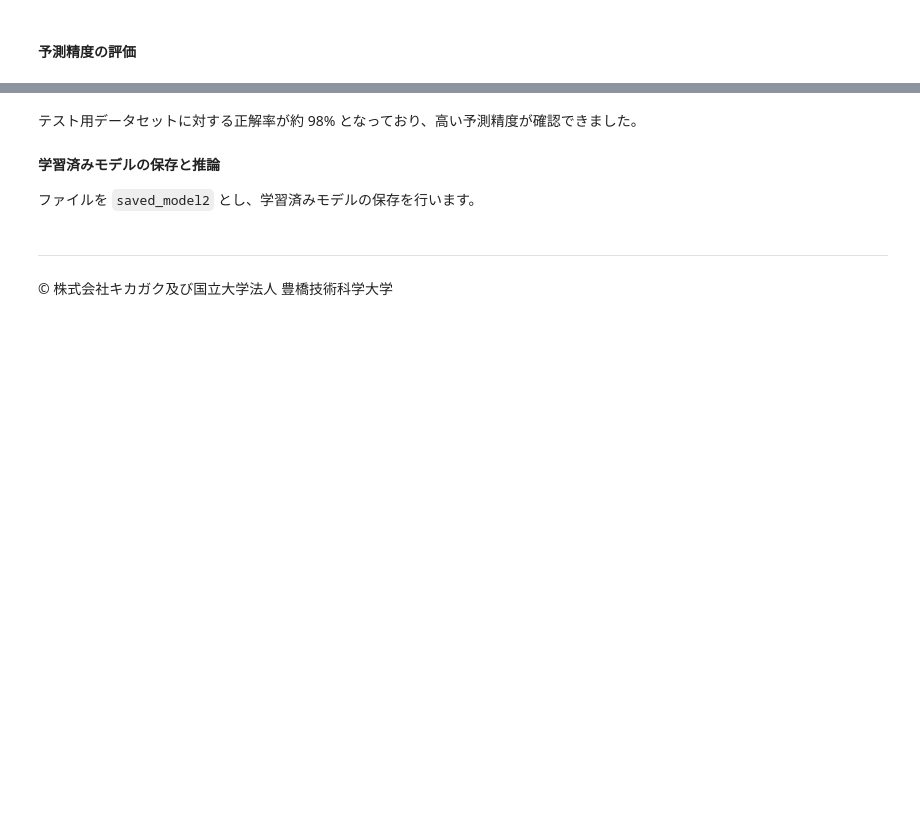
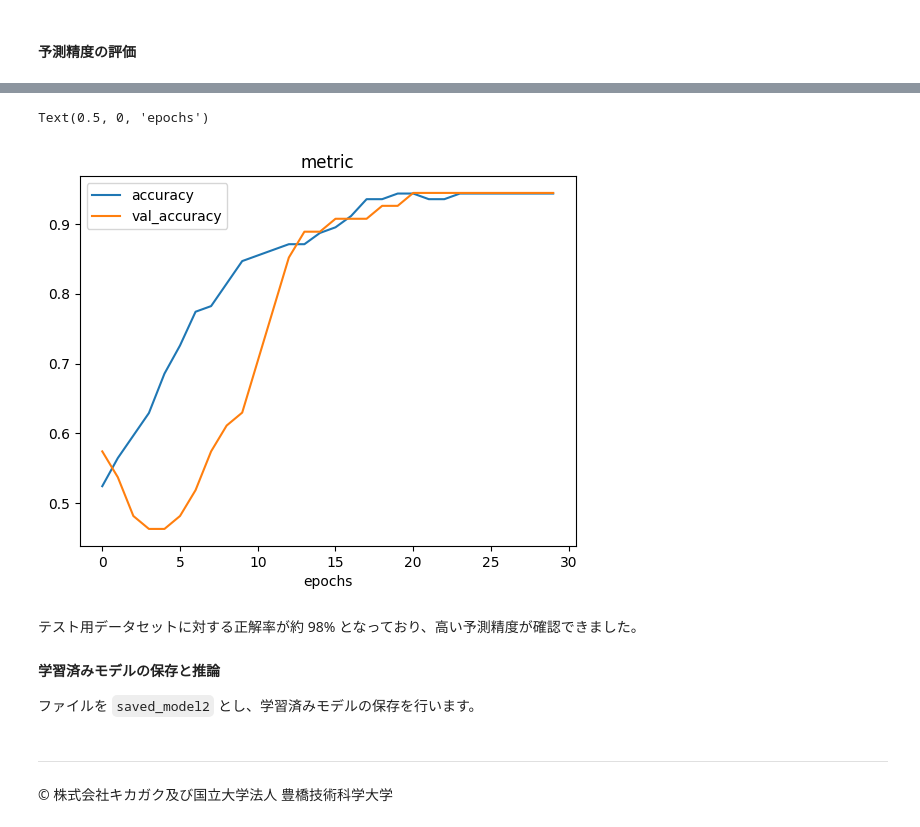
Before and after one commit to koh11235813/TKAdvanced, a Jupyter notebook: TKAdvance003_nn3_2_243283.ipynb, the cells around one changed output, grey strips where cells are left out. Drawn from its saved outputs; the diff is of its cells as text; code cells hidden in the pictures; blank space fills up the shorter version.

```diff
--- a/TKAdvance003_nn3_2_243283.ipynb
+++ b/TKAdvance003_nn3_2_243283.ipynb
@@ -577,3 +791,10 @@ n_input, n_output
+# %%
+# 正解率を可視化
+results[['accuracy', 'val_accuracy']].plot(title='metric')
+plt.xlabel('epochs')
+# %% [output]
+Text(0.5, 0, 'epochs')
+[figure, added]
 # %% [markdown]
 テスト用データセットに対する正解率が約 98% となっており、高い予測精度が確認できました。
 
```
Also changed, not shown: parts of 53 cells of this notebook, 5 other files.
